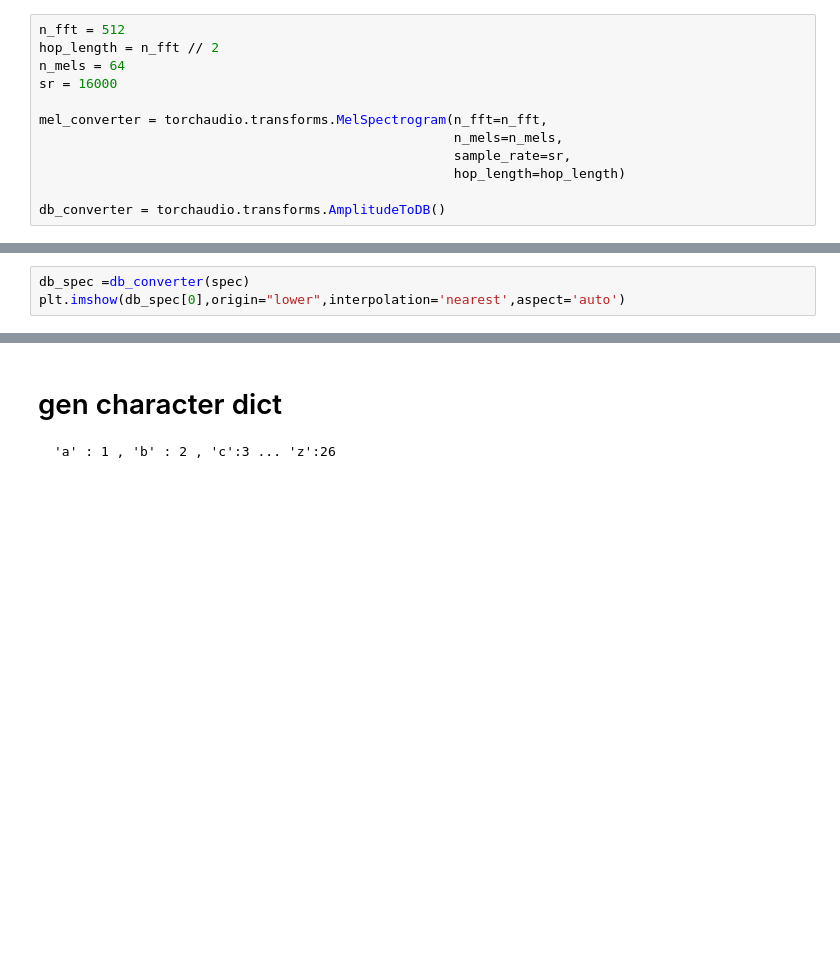
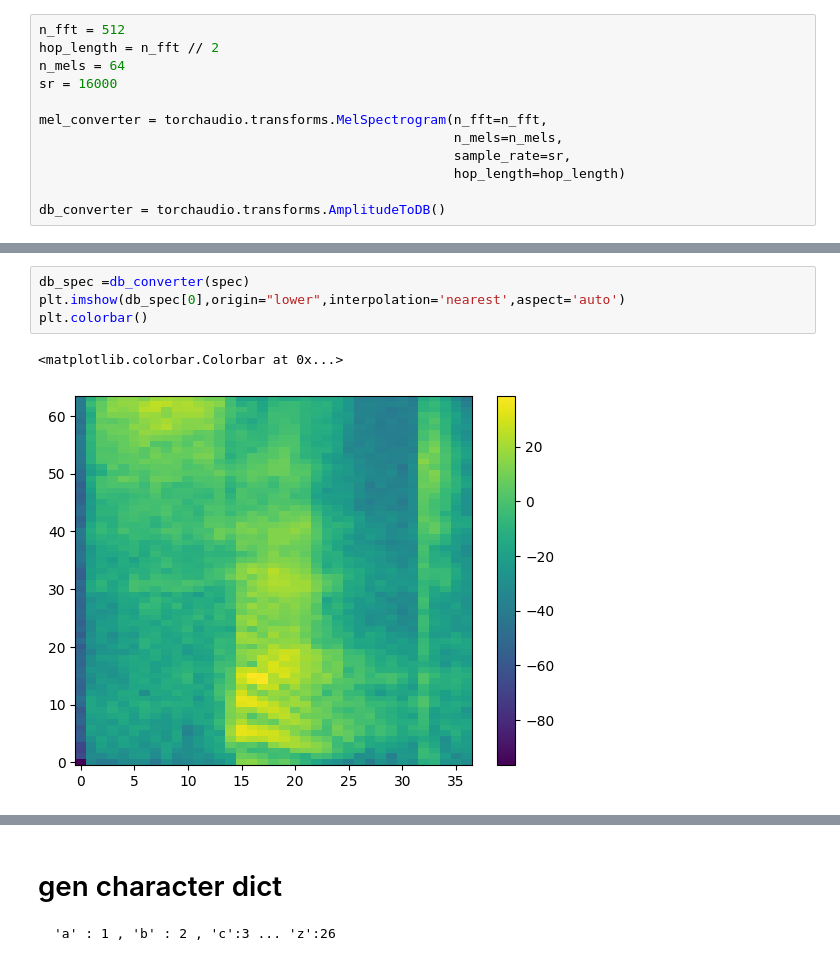
Before and after one commit to dbstj1231/2023_AI_Academy_ASR, a Jupyter notebook: 4_CTC.ipynb, the cells around one changed output, grey strips where cells are left out. Cells and saved outputs as stored; diff of their text form; blank space fills up the shorter version.

```diff
--- a/4_CTC.ipynb
+++ b/4_CTC.ipynb
@@ -54,5 +72,9 @@ plt.imshow(spec[0],origin="lower",interpolation='nearest',aspect='auto')
 # %%
 db_spec =db_converter(spec)
 plt.imshow(db_spec[0],origin="lower",interpolation='nearest',aspect='auto')
+plt.colorbar()
+# %% [output]
+<matplotlib.colorbar.Colorbar at 0x...>
+[figure, added]
 # %%
 plt.plot(y[0])
```
Also changed, not shown: parts of 31 cells of this notebook, 2 other files.
